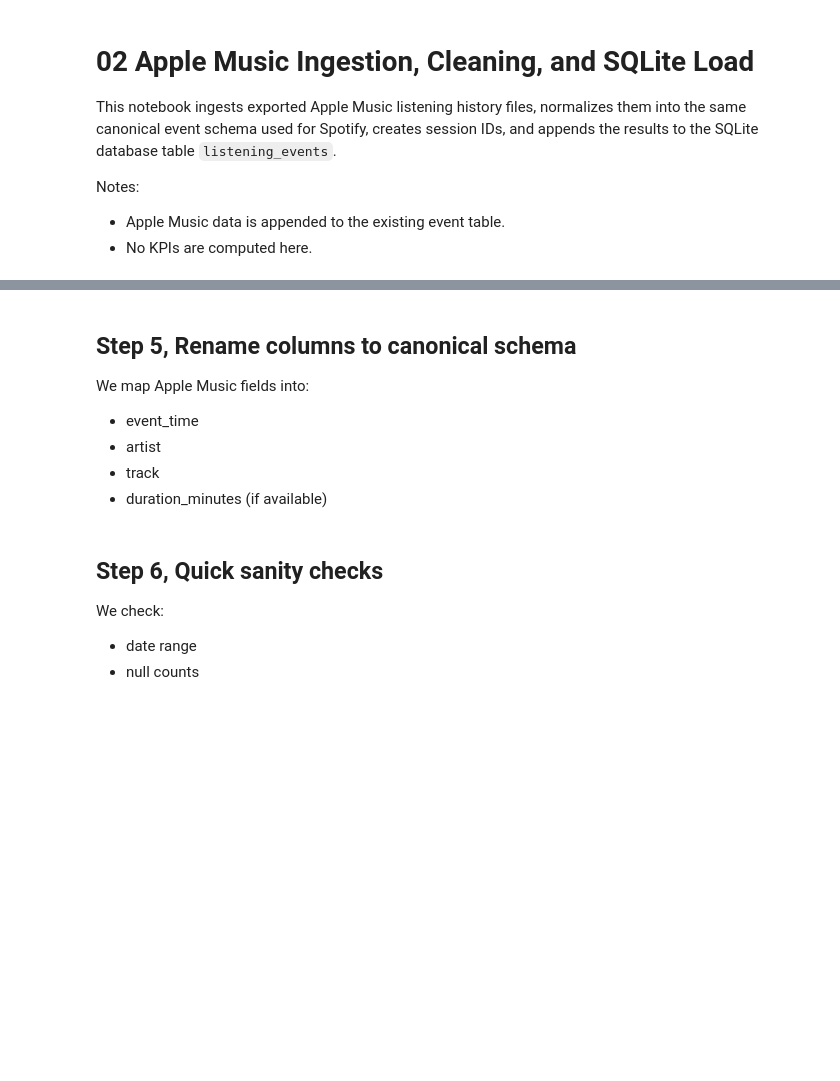
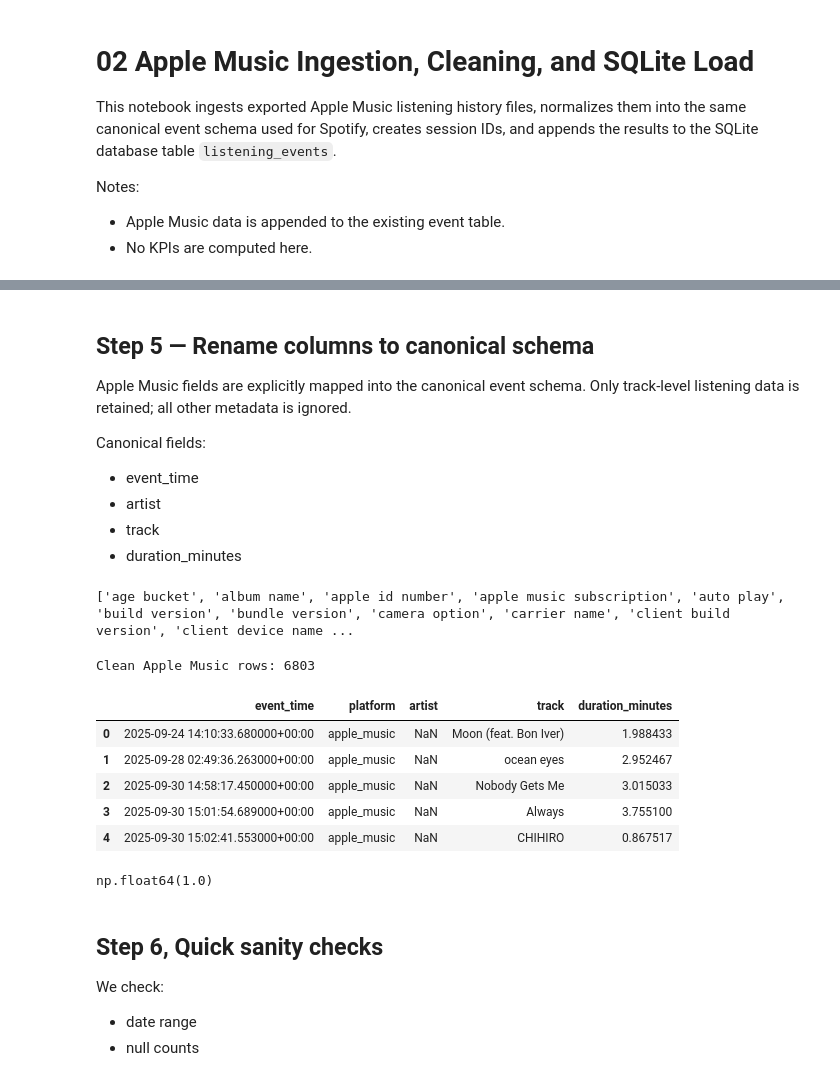
Before and after one commit to nathanho27/MusicPlatformInsights, a Jupyter notebook: notebooks/LoadAppleData.ipynb, the cells around one changed output, grey strips where cells are left out. Drawn from its saved outputs; the diff is of its cells as text; code cells hidden in the pictures; blank space fills up the shorter version.

```diff
--- a/notebooks/LoadAppleData.ipynb
+++ b/notebooks/LoadAppleData.ipynb
@@ -66,31 +127,69 @@ print(apple.columns)
 # %% [markdown]
-## Step 5, Rename columns to canonical schema
+## Step 5 — Rename columns to canonical schema
 
-We map Apple Music fields into:
+Apple Music fields are explicitly mapped into the canonical event schema.
+Only track-level listening data is retained; all other metadata is ignored.
+
+Canonical fields:
 - event_time
 - artist
 - track
-- duration_minutes (if available)
+- duration_minutes
+# %%
+print(apple.columns.tolist())
+# %% [output]
+['age bucket', 'album name', 'apple id number', 'apple music subscription', 'auto play', 'build version', 'bundle version', 'camera option', 'carrier name', 'client build version', 'client device name ...
 # %%
+# Rename Apple Music telemetry fields into canonical schema
 apple = apple.rename(columns={
-    "play_date": "event_time",
-    "artist_name": "artist",
-    "track_name": "track",
-    "play_duration_minutes": "duration_minutes"
+    "event timestamp": "event_time",
+    "container artist name": "artist",
+    "song name": "track",
+    "ms_played": "ms_played"
 })
 
-apple["event_time"] = pd.to_datetime(apple["event_time"], errors="coerce")
+# Parse timestamps (Apple timestamps are already UTC-based)
+apple["event_time"] = pd.to_datetime(
+    apple["event_time"],
+    errors="coerce",
+    utc=True
+)
+
+# Explicit platform label
 apple["platform"] = "apple_music"
 
-# Duration may not exist in Apple exports
-if "duration_minutes" not in apple.columns:
-    apple["duration_minutes"] = None
+# Convert duration from milliseconds to minutes
+apple["duration_minutes"] = apple["ms_played"] / 1000 / 60
 
-# Keep canonical fields
-apple = apple[["event_time", "platform", "artist", "track", "duration_minutes"]]
-apple = apple.sort_values("event_time")
+# Filter out very short plays (same logic as Spotify)
+apple = apple[apple["ms_played"] >= (MinPlaySeconds * 1000)]
 
+# Keep only canonical fields
+apple = apple[[
+    "event_time",
+    "platform",
+    "artist",
+    "track",
+    "duration_minutes"
+]]
+
+# Sort chronologically and reset index
+apple = apple.sort_values("event_time").reset_index(drop=True)
+
+print("Clean Apple Music rows:", len(apple))
 apple.head()
+# %% [output]
+Clean Apple Music rows: 6803
+|  | event_time | platform | artist | track | duration_minutes |
+| 0 | 2025-09-24 14:10:33.680000+00:00 | apple_music | NaN | Moon (feat. Bon Iver) | 1.988433 |
+| 1 | 2025-09-28 02:49:36.263000+00:00 | apple_music | NaN | ocean eyes | 2.952467 |
+| 2 | 2025-09-30 14:58:17.450000+00:00 | apple_music | NaN | Nobody Gets Me | 3.015033 |
+| 3 | 2025-09-30 15:01:54.689000+00:00 | apple_music | NaN | Always | 3.755100 |
+| 4 | 2025-09-30 15:02:41.553000+00:00 | apple_music | NaN | CHIHIRO | 0.867517 |
+# %%
+apple["artist"].isna().mean()
+# %% [output]
+np.float64(1.0)
 # %% [markdown]
 ## Step 6, Quick sanity checks
 
```
Also changed, not shown: parts of 8 cells of this notebook, 2 other files.
